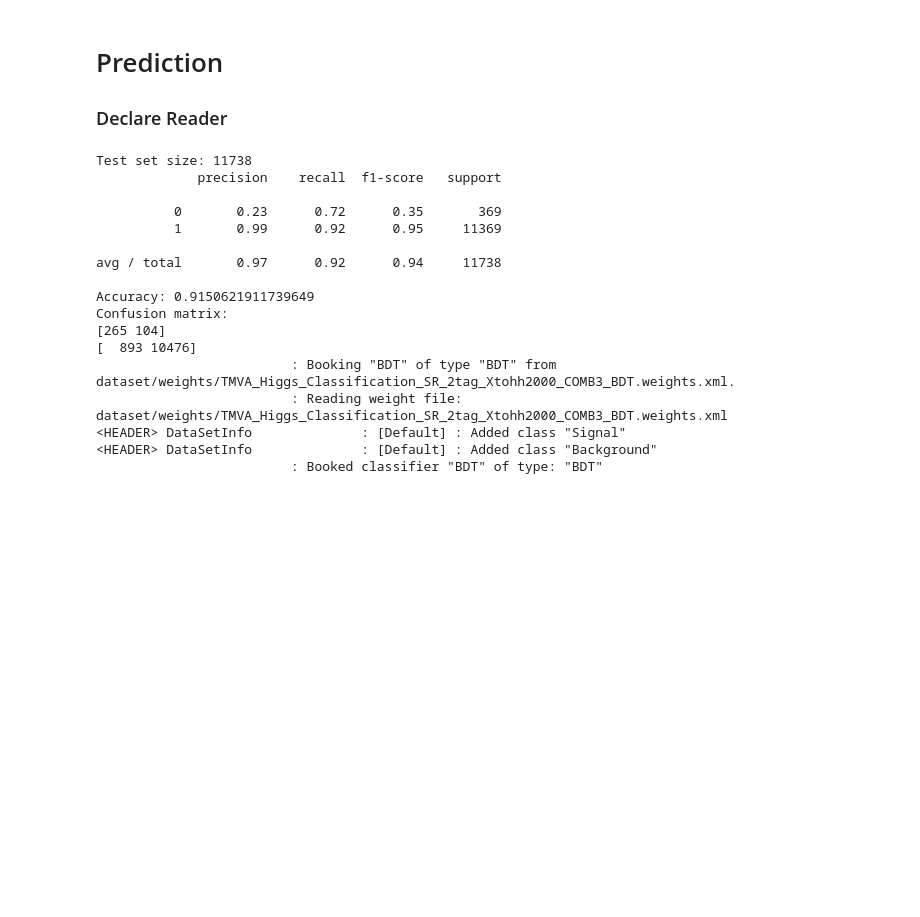
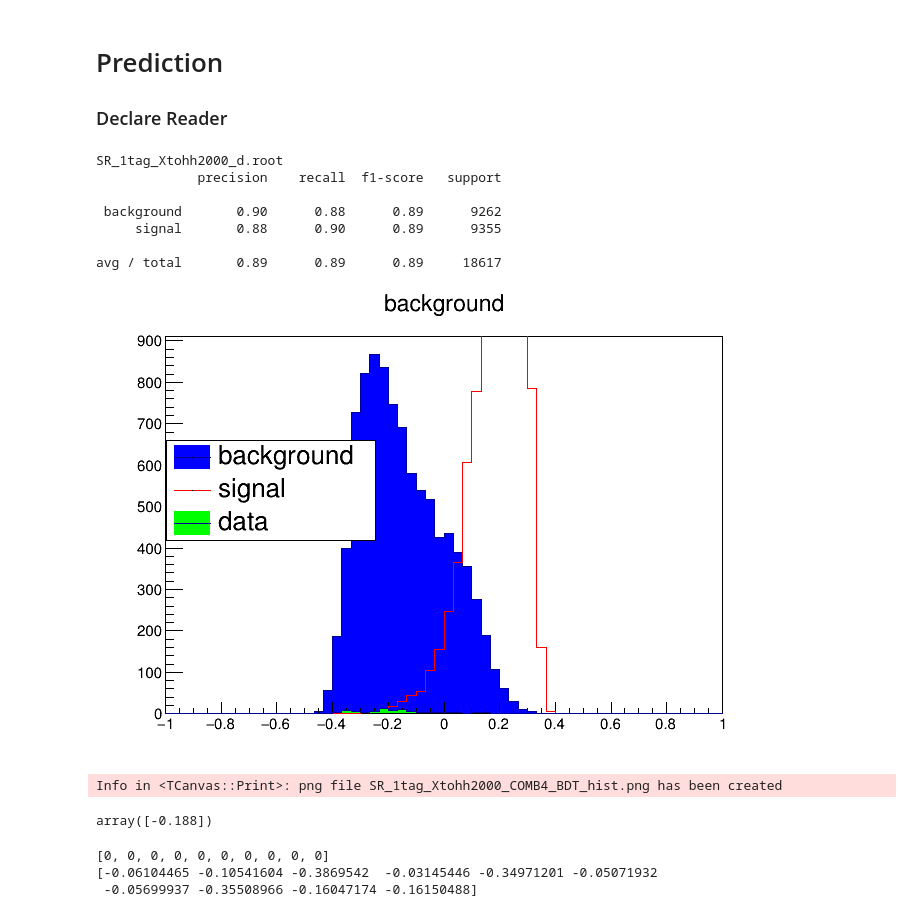
Before and after one commit to arodel21/Boosted_Di-Higgs_Identification, a Jupyter notebook: notebooks/Di-Higgs/Testing_BDT_New.ipynb, the cells around one changed output. Saved outputs shown, nothing was run; the diff lists cells and outputs as text; code cells hidden in the pictures; blank space fills up the shorter version.

```diff
--- a/notebooks/Di-Higgs/Testing_BDT_New.ipynb
+++ b/notebooks/Di-Higgs/Testing_BDT_New.ipynb
@@ -61,7 +61,7 @@ outputFile = ROOT.TFile.Open("Higgs_ClassificationOutput.root", "RECREATE")
 
 # Factory
 factory = ROOT.TMVA.Factory("TMVA_Higgs_Classification_SR_1tag_Xtohh1000", outputFile,
-                      "!V:ROC:Silent:Color:!DrawProgressBar:AnalysisType=Classification" )
+                      "!V:ROC:!Silent:Color:!DrawProgressBar:AnalysisType=Classification" )
 
 #signal_tree.Print()
 # %% [markdown]
@@ -292,8 +297,8 @@ configs = ["PreSel_0tag_Xtohh1000", "PreSel_1tag_Xtohh1000", "PreSel_2tag_Xtohh1
 s_end = "_s.root"
 b_end = "_b.root"
 # %%
-params_ = "!V:NTrees=3000:MinNodeSize=5%:MaxDepth=4:BoostType=AdaBoost:AdaBoostBeta=0.4:UseBaggedBoost:BaggedSampleFraction=0.8:SeparationType=MisclassificationError:nCuts=20:VarTransform=N_AllClasses"
-training_ = "nTrain_Signal=80%:nTrain_Background=70%:SplitMode=Random:NormMode=NumEvents:!V"
-comb = "COMB3"
+params_ = "!V:NTrees=4000:MinNodeSize=4%:MaxDepth=4:BoostType=AdaBoost:AdaBoostBeta=0.2:UseBaggedBoost:BaggedSampleFraction=0.6:SeparationType=MisClassificationError:nCuts=20:VarTransform=N_AllClasses"
+training_ = "nTrain_Signal=6869:nTrain_Background=351:SplitMode=Random:NormMode=NumEvents:!V"
+comb = "COMB4"
 BDT(params_, training_, configs[17], comb)
 # %% [output]
@@ -428,9 +434,11 @@ def predict(config, type_signal, methodName, sep, comb):
     # We also fill an histogram for each method.
     # Note that is important to fill the arrays with the tree entries in order to pass the values to
     # the TMVA::Reader
-    hd, d_vout, variables = v_out(dataTree, not_cons, variables, reader, "data", config+"_"+type_signal)
-    hs, s_vout, variables = v_out(sigTree, not_cons, variables, reader, "signal", config+"_"+type_signal)
-    hb, b_vout, variables = v_out(bkgTree, not_cons, variables, reader, "backgd", config+"_"+type_signal)
+    hd, d_vout, variables = v_out(dataTree, not_cons, variables, reader)
+    hs, s_vout, variables = v_out(sigTree, not_cons, variables, reader)
+    hb, b_vout, variables = v_out(bkgTree, not_cons, variables, reader)
+
+
 
     # Classification report
     prediction = gen_report_pred(b_vout, s_vout, d_vout, sep)
@@ -462,7 +470,7 @@ def predict(config, type_signal, methodName, sep, comb):
 
     display(Image(filename=img_file))
 
-    return prediction
+    return prediction, d_vout[0]
 # %%
 import struct
 
@@ -519,27 +527,30 @@ def predict_test(config, type_signal, methodName, sep, comb):
     print(matrix[0])
     print(matrix[1])
 # %%
-config = "SR_2tag"
+config = "SR_1tag"
 type_signal = "Xtohh2000"
 methodName = "BDT"
-comb = "COMB3"
-sep = 0
-asd = predict_test(config, type_signal, methodName, sep, comb)
+comb = "COMB4"
+sep = 0.057
+pred, score = predict(config, type_signal, methodName, sep, comb)
 # %% [output]
-Test set size: 11738
+SR_1tag_Xtohh2000_d.root
              precision    recall  f1-score   support
 
-          0       0.23      0.72      0.35       369
-          1       0.99      0.92      0.95     11369
+ background       0.90      0.88      0.89      9262
+     signal       0.88      0.90      0.89      9355
 
-avg / total       0.97      0.92      0.94     11738
-
-Accuracy: 0.9150621911739649
-Confusion matrix:
-[265 104]
-[  893 10476]
-                         : Booking "BDT" of type "BDT" from dataset/weights/TMVA_Higgs_Classification_SR_2tag_Xtohh2000_COMB3_BDT.weights.xml.
-                         : Reading weight file: dataset/weights/TMVA_Higgs_Classification_SR_2tag_Xtohh2000_COMB3_BDT.weights.xml
-<HEADER> DataSetInfo              : [Default] : Added class "Signal"
-<HEADER> DataSetInfo              : [Default] : Added class "Background"
-                         : Booked classifier "BDT" of type: "BDT"
+avg / total       0.89      0.89      0.89     18617
+[figure, added]
+Info in <TCanvas::Print>: png file SR_1tag_Xtohh2000_COMB4_BDT_hist.png has been created
+# %%
+score
+# %% [output]
+array([-0.188])
+# %%
+print(pred[:10])
+print(score[:10])
+# %% [output]
+[0, 0, 0, 0, 0, 0, 0, 0, 0, 0]
+[-0.06104465 -0.10541604 -0.3869542  -0.03145446 -0.34971201 -0.05071932
+ -0.05699937 -0.35508966 -0.16047174 -0.16150488]
```
Also changed, not shown: parts of 6 cells of this notebook, 1 other file.
